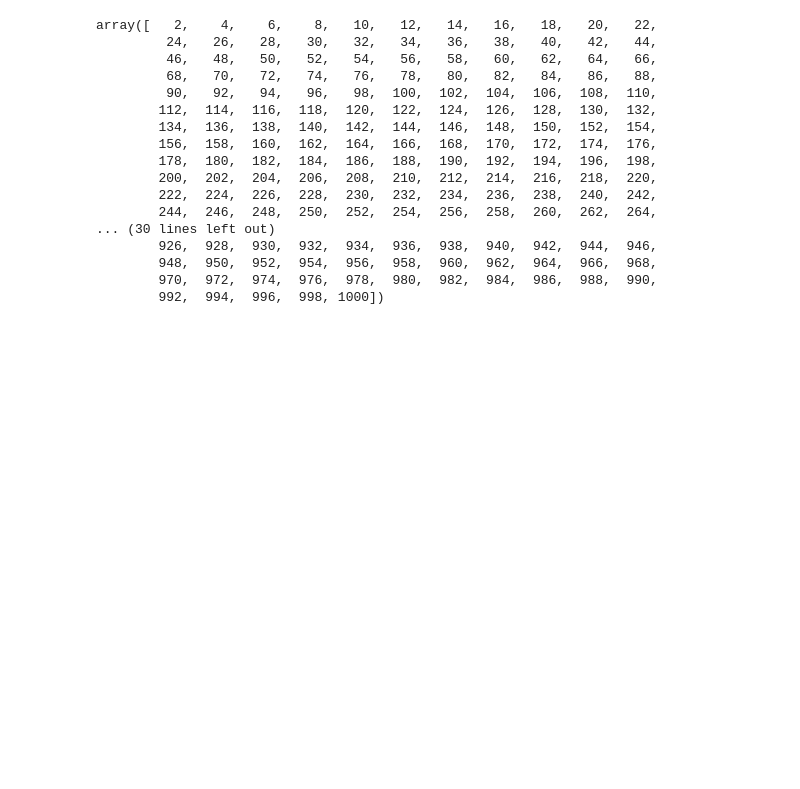
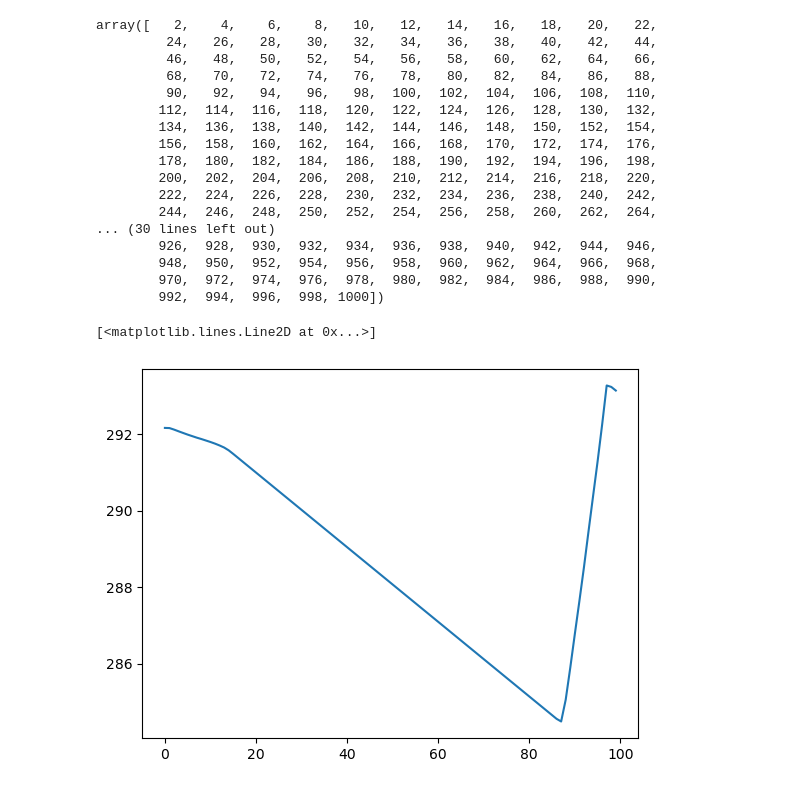
Before and after one commit to yuu-256/les2mcstar, a Jupyter notebook: driver/preprocessing.ipynb, the cells around one changed output. Cells and saved outputs as stored; diff of their text form; code cells hidden in the pictures; blank space fills up the shorter version.

```diff
--- a/driver/preprocessing.ipynb
+++ b/driver/preprocessing.ipynb
@@ -93,0 +131,15 @@ array([   2,    4,    6,    8,   10,   12,   14,   16,   18,   20,   22,
+# %%
+### get average(x,y) of the data
+T_prof_z = np.mean(T, axis=(1,2))
+PRES_prof_z = np.mean(PRES, axis=(1,2))
+
+### 小数点第二位で四捨五入
+T_prof_z = np.round(T_prof_z, 2)
+PRES_prof_z = np.round(PRES_prof_z, 2)
+# %%
+### PLOT THE DATA ###
+# plt.figure()
+plt.plot(T_prof_z)
+# %% [output]
+[<matplotlib.lines.Line2D at 0x...>]
+[figure, added]
```
Also changed, not shown: parts of 9 cells of this notebook, 1 other file.
